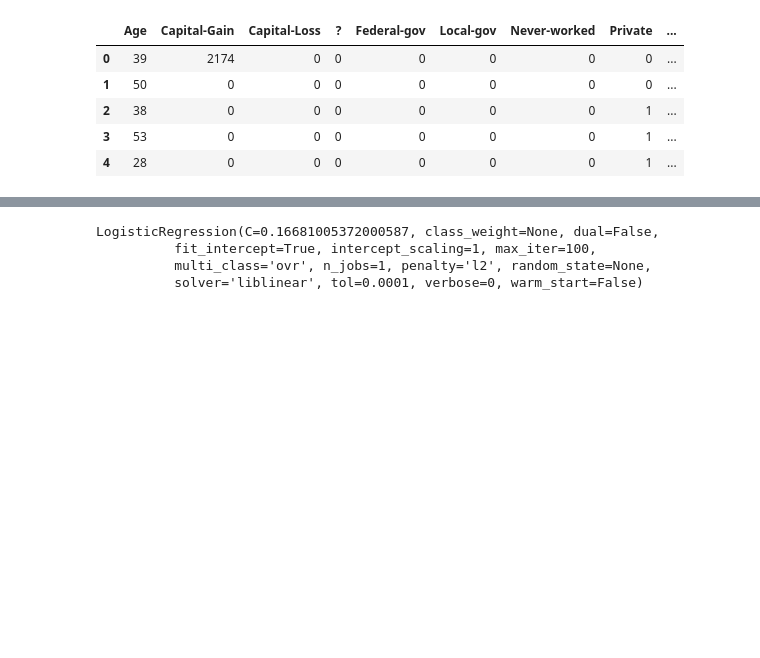
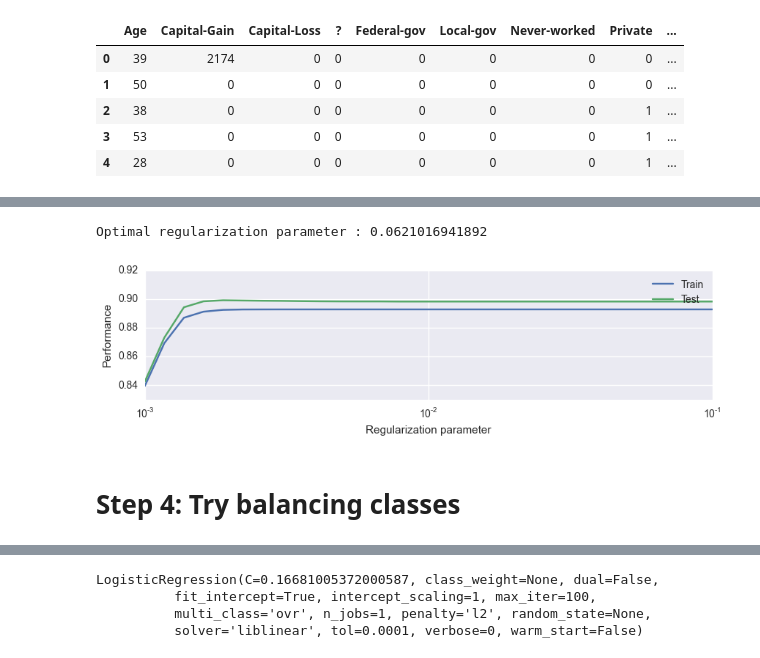
Before and after one commit to CJ-Wright/APMAE4990-, a Jupyter notebook: notebooks/Lecture 5 - Classification.ipynb, the cells around one changed output, grey strips where cells are left out. Saved outputs shown, nothing was run; the diff lists cells and outputs as text; code cells hidden in the pictures; blank space fills up the shorter version.

```diff
--- a/notebooks/Lecture 5 - Classification.ipynb
+++ b/notebooks/Lecture 5 - Classification.ipynb
@@ -249,6 +310,6 @@ plt.plot(alphas,scores)
 # %%
 # Create linear regression object
-alphas = np.logspace(-1,0,10)
+alphas = np.logspace(-3,-1,30)
 
 scores = []
 
@@ -256,7 +317,8 @@ for alpha in alphas:
     regr = LogisticRegression(C=alpha,penalty='l2')
 
     # Train the model using the training sets
-    regr.fit(X_train, y_train)
-    scores.append(regr.score(X_test,y_test))
+    #regr.fit(X_train, y_train)
+    fpr, tpr, roc_auc, thresholds= generate_auc(X,y,LogisticRegression,C=alpha,penalty='l2')
+    scores.append(roc_auc)
 plt.plot(alphas,scores)
 # %% [output]
@@ -264,0 +344,55 @@ plt.plot(alphas,scores)
+# %%
+alphas = np.logspace(-3,10,30)
+enet = LogisticRegression() #C=alpha_best,penalty='l1')
+train_errors = list()
+test_errors = list()
+for alpha in alphas:
+    enet = LogisticRegression(C=alpha,penalty='l1')
+    #enet.set_params(alpha=alpha)
+    enet.fit(X_train, y_train)
+
+    probas_ = enet.predict_proba(X_train)
+    fpr, tpr, thresholds = roc_curve(y_train, probas_[:, 1])
+    roc_auc = auc(fpr, tpr)
+    train_errors.append(roc_auc)
+
+    probas_ = enet.predict_proba(X_test)
+    fpr, tpr, thresholds = roc_curve(y_test, probas_[:, 1])
+    roc_auc = auc(fpr, tpr)
+    test_errors.append(roc_auc)
+
+i_alpha_optim = np.argmax(test_errors)
+alpha_optim = alphas[i_alpha_optim]
+print("Optimal regularization parameter : %s" % alpha_optim)
+
+# Estimat
+e the coef_ on full data with optimal regularization parameter
+#enet.set_params(alpha=alpha_optim)
+#coef_ = enet.fit(X, y).coef_
+coef =  LogisticRegression(C=alpha_best,penalty='l1').fit(X,y).coef_
+# %% [output]
+Optimal regularization parameter : 0.0621016941892
+# %%
+import matplotlib.pyplot as plt
+plt.figure(figsize=(10,5))
+plt.subplot(2, 1, 1)
+plt.semilogx(alphas, train_errors, label='Train')
+plt.semilogx(alphas, test_errors, label='Test')
+#plt.vlines(alpha_optim, plt.ylim()[0], np.max(test_errors), color='k',
+#           linewidth=3, label='Optimum on test')
+plt.legend(loc='lower left')
+plt.ylim([0.83, 0.92])
+plt.xlabel('Regularization parameter')
+plt.ylabel('Performance')
+
+# Show estimated coef_ vs true coef
+#plt.subplot(2, 1, 2)
+#plt.plot(coef, label='True coef')
+#plt.plot(coef_, label='Estimated coef')
+plt.legend()
+#plt.subplots_adjust(0.09, 0.04, 0.94, 0.94, 0.26, 0.26)
+plt.show()
+# %% [output]
+[figure, added]
+# %% [markdown]
+# Step 4: Try balancing classes
```
Also changed, not shown: parts of 27 cells of this notebook, 1 other file.
